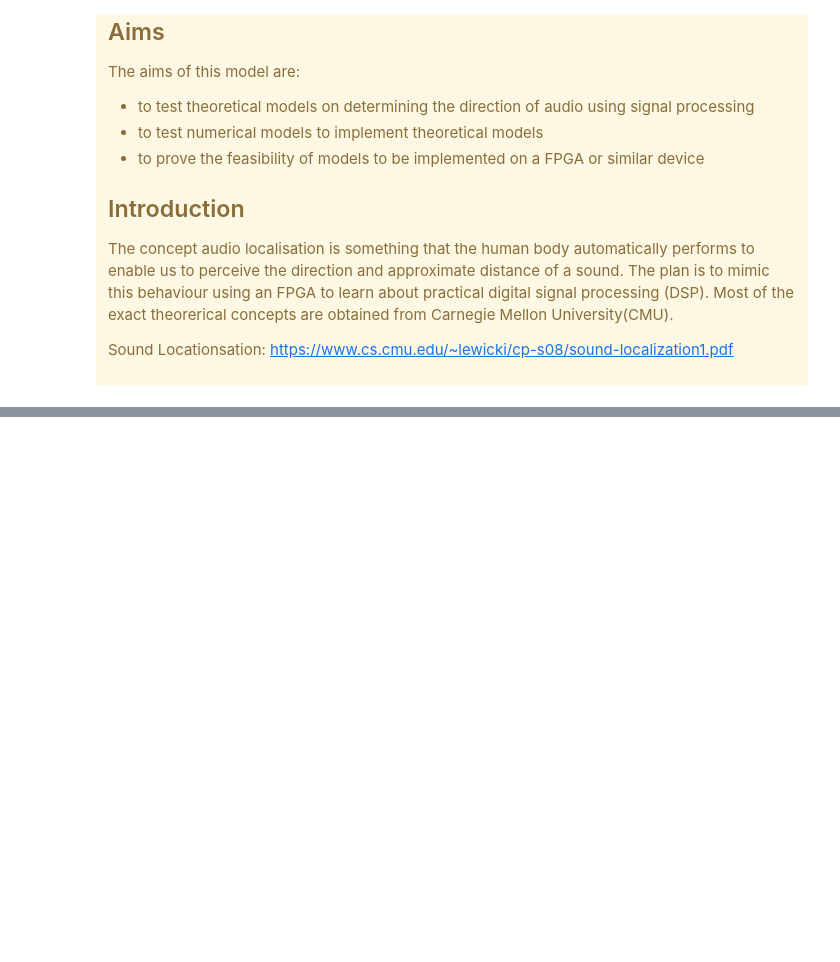
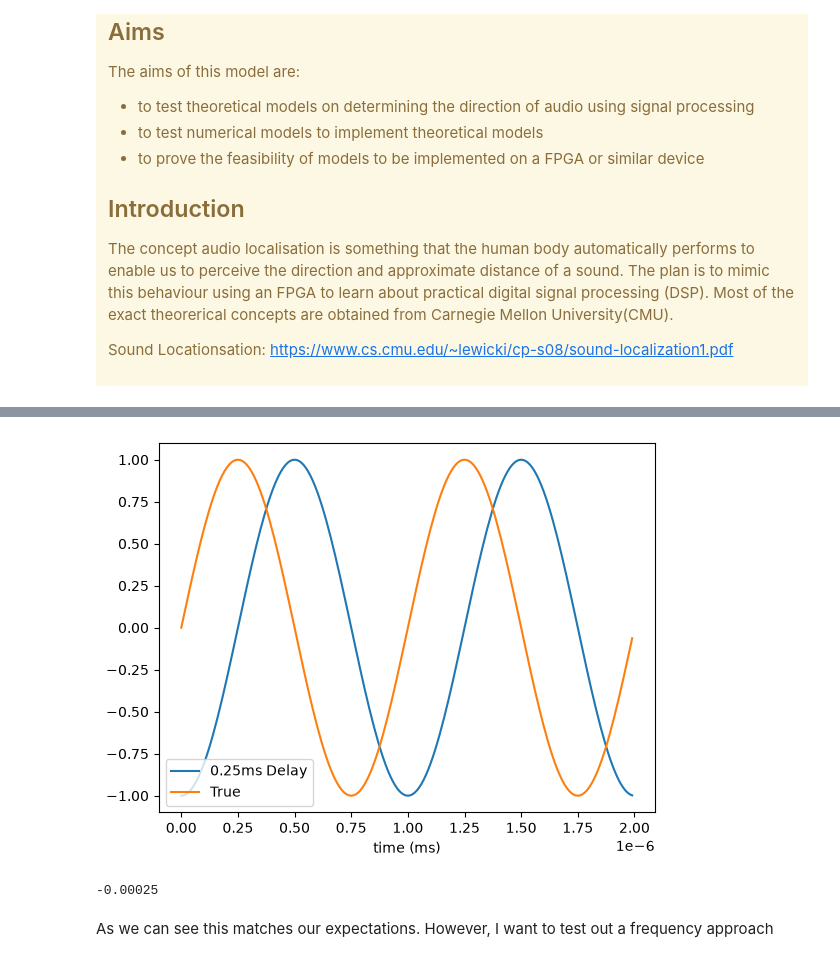
Before and after one commit to KhohZongEu/Audio-Localiser, a Jupyter notebook: theoretical_model/python_simulation.ipynb, the cells around one changed output, grey strips where cells are left out. Drawn from its saved outputs; the diff is of its cells as text; code cells hidden in the pictures; blank space fills up the shorter version.

```diff
--- a/theoretical_model/python_simulation.ipynb
+++ b/theoretical_model/python_simulation.ipynb
@@ -28,0 +60,23 @@ os.environ['KMP_DUPLICATE_LIB_OK'] = 'True'
+# %%
+exact_delay = 0.25/1000 # This should be a 0.25ms delay
+delayed_sinusoid_1000hz = np.sin(2*np.pi*signal_frequency*(time - exact_delay))
+
+Z = np.sum(delayed_sinusoid_1000hz * sinusoid_1000hz)
+cross_correlation = 1/Z * scipy.signal.convolve(sinusoid_1000hz, delayed_sinusoid_1000hz)
+
+# The 0 point is in the middle, not the side
+cross_correlation_peak = np.argmax(cross_correlation) - (len(cross_correlation) // 2)
+computed_time_delay = cross_correlation_peak * sampling_period
+
+plt.plot(time[:window]/1000, delayed_sinusoid_1000hz[:window], label=f"{exact_delay*1000:.2f}ms Delay")
+plt.plot(time[:window]/1000, sinusoid_1000hz[:window], label="True")
+plt.xlabel("time (ms)")
+plt.legend()
+plt.show()
+
+print(computed_time_delay)
+# %% [output]
+[figure, added]
+-0.00025
+# %% [markdown]
+As we can see this matches our expectations. However, I want to test out a frequency approach
```
Also changed, not shown: parts of 5 cells of this notebook.
